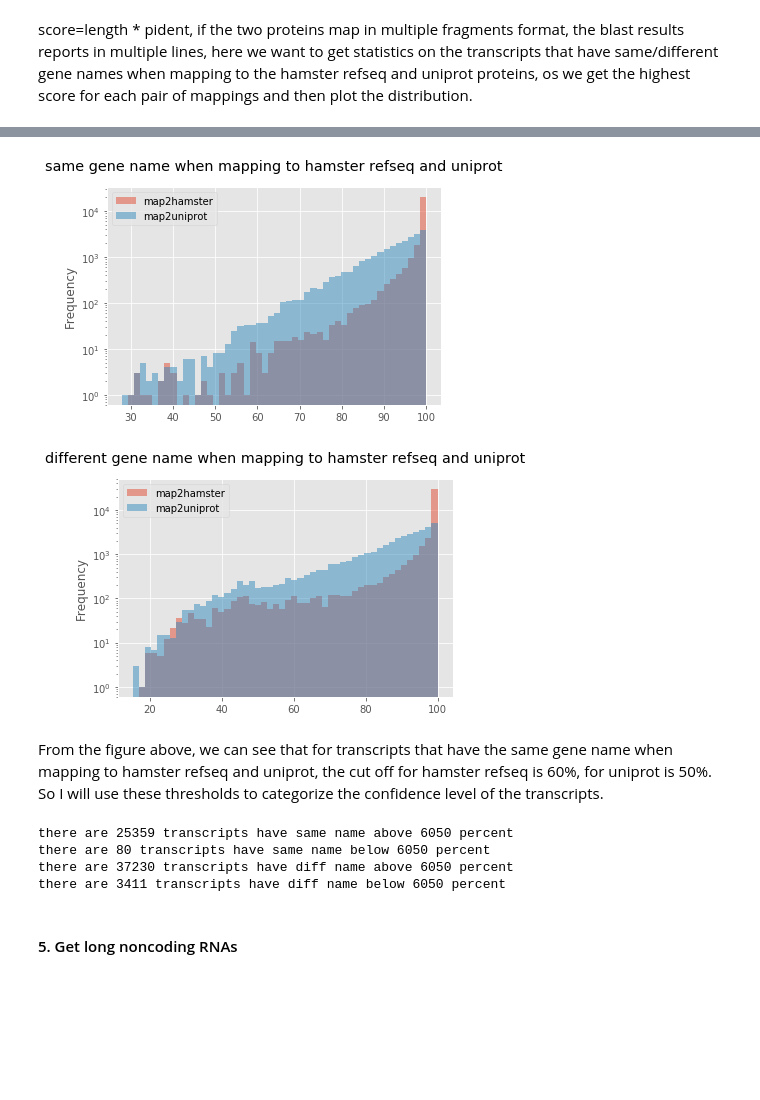
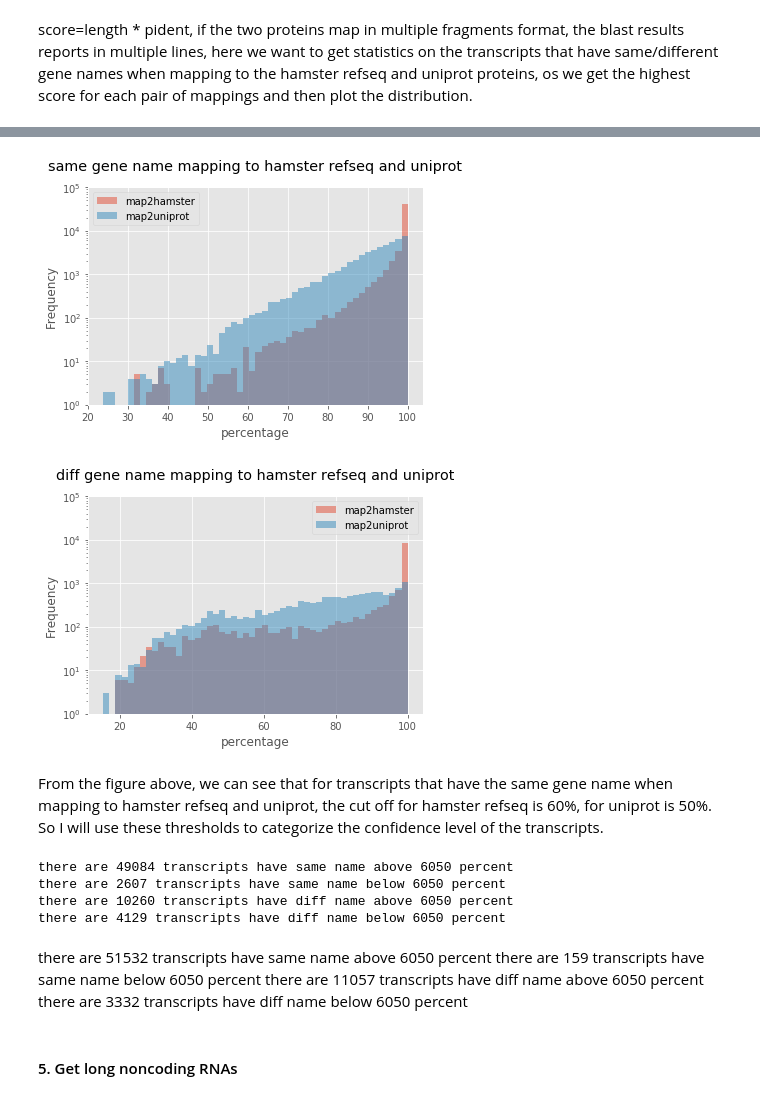
Before and after one commit to LewisLabUCSD/Proteogenomics, a Jupyter notebook: Annotation_stringtie.ipynb, the cells around one changed output, grey strips where cells are left out. Saved outputs shown, nothing was run; the diff lists cells and outputs as text; code cells hidden in the pictures; blank space fills up the shorter version.

```diff
--- a/Annotation_stringtie.ipynb
+++ b/Annotation_stringtie.ipynb
@@ -317,21 +390,32 @@ For unfilter data,
 915 proteins map perfectly to uniprot proteins
 # %% [markdown]
 score=length * pident, if the two proteins map in multiple fragments format, the blast results reports in multiple lines, here we want to get statistics on the transcripts that have same/different gene names when mapping to the hamster refseq and uniprot proteins, os we get the highest score for each pair of mappings and then plot the distribution.
+# %%
+# score (effective length) =length*pident
+sub1 = trans2hamster_df[['qacc','sacc','gnm','pident','length','qlen','slen']]
+sub1 = sub1.reset_index(drop=True)
+sub2 = trans2uniprot_df[['qacc','gnm','pident','length','qlen','slen']]
+sub2 = sub2.reset_index(drop=True)
 # %%
-# score=length*pident, if one
-sub1 = trans2hamster_df[['qacc','sacc','gnm','pident','length']]
-sub2 = trans2uniprot_df[['qacc','gnm','pident','length']]
-sub1.loc[:,'score'] = sub1['pident']*sub1['length']
-sub2.loc[:,'score'] = sub2['pident']*sub2['length']
+sub1.loc[:,'score'] = sub1['pident']*sub1['length']/100
+sub2.loc[:,'score'] = sub2['pident']*sub2['length']/100
+sub1.loc[:,'qper'] = sub1['length']/sub1['qlen']
+sub1.loc[:,'sper'] = sub1['length']/sub1['slen']
+sub2.loc[:,'qper'] = sub2['length']/sub2['qlen']
+sub2.loc[:,'sper'] = sub2['length']/sub2['slen']
 # get the item with maximum score
 idx = sub1.groupby('qacc')['score'].transform(max)==sub1['score']
 sub1 = sub1[idx]
+sub1 = sub1.reset_index(drop=True)
 sub1 = sub1.groupby('qacc').first()
 idx = sub2.groupby('qacc')['score'].transform(max)==sub2['score']
 sub2 = sub2[idx]
+sub2 = sub2.reset_index(drop=True)
 sub2 = sub2.groupby('qacc').first()
 # merge the two by index, which is qacc
 ham_uni_id = pd.merge(sub1,sub2,how='outer',left_index=True,right_index=True)
-ham_uni_id.columns = ['sacc', 'gnm_x', 'map2hamster', 'length_x', 'score_x',
-                      'gnm_y', 'map2uniprot', 'length_y', 'score_y']
+ham_uni_id.columns = ['sacc', 'gnm_x', 'map2hamster', 'length_x','qlen_x',
+                      'slen_x','score_x','qper_x','sper_x',
+                      'gnm_y', 'map2uniprot', 'length_y','qlen_y','slen_y',
+                      'score_y','qper_y','sper_y']
 pr_assms = [a.split('.')[0] for a in ham_uni_id.index.unique()]
@@ -357,36 +443,48 @@ there are 40641 transcripts have different mapping gene names to hamster refseq
 # %%
-ax = same_name_df[['map2hamster','map2uniprot']].plot(kind='hist',bins=50,alpha=0.5)
-_ = ax.set_title('same gene name when mapping '
+ax = same_name_df[['map2hamster','map2uniprot']].plot(kind='hist',bins=50,alpha=0.5,figsize=(6,4))
+_ = ax.set_title('same gene name mapping '
                 'to hamster refseq and uniprot')
 _ = ax.set_yscale('log')
+_ = ax.set_xlabel('percentage')
+_ = ax.set_ylim([1,100000])
 ttl = ax.title
 ttl.set_position([.5, 1.05])
-
-ax = diff_name_df[['map2hamster','map2uniprot']].plot(kind='hist',bins=50,alpha=0.5)
-_ = ax.set_title('different gene name '
-                 'when mapping to hamster refseq and uniprot')
+plt.savefig('/data/shangzhong/fig1.jpg',dpi=600)
+ax = diff_name_df[['map2hamster','map2uniprot']].plot(kind='hist',bins=50,alpha=0.5,figsize=(6,4))
+_ = ax.set_title('diff gene name '
+                 'mapping to hamster refseq and uniprot')
 _ = ax.set_yscale('log')
+_ = ax.set_xlabel('percentage')
+_ = ax.set_ylim([1,100000])
 ttl = ax.title
 ttl.set_position([.5, 1.05])
+plt.savefig('/data/shangzhong/fig2.jpg',dpi=600)
 # %% [output]
-[figure, old version]
+[figure, new version]
-[figure, old version]
+[figure, new version]
 # %% [markdown]
 From the figure above, we can see that for transcripts that have the same gene name when mapping to hamster refseq and uniprot, the cut off for hamster refseq is 60%, for uniprot is 50%. So I will use these thresholds to categorize the confidence level of the transcripts.
 # %%
-same_name_abv_6050 = same_name_df.query('map2hamster>=60 and map2uniprot>=50').index.unique().tolist()
+same_name_abv_6050 = same_name_df.query('(map2hamster>=60 and map2uniprot>=50) and '
+                        '(qper_x>=0.8 or sper_x>=0.8)').index.unique().tolist()
 same_name_blw_6050 = list(set(same_name_df.index.unique())-set(same_name_abv_6050))
-diff_name_abv_6050 = diff_name_df.query('map2hamster>=60 and map2uniprot>=50').index.unique()
+diff_name_abv_6050 = diff_name_df.query('(map2hamster>=60 and map2uniprot>=50) and '
+                                       '(qper_x>=0.8 or sper_x>=0.8)').index.unique()
 diff_name_blw_6050 = list(set(diff_name_df.index.unique())-set(diff_name_abv_6050))
 print 'there are',len(same_name_abv_6050),'transcripts have same name above 6050 percent'
 print 'there are',len(same_name_blw_6050),'transcripts have same name below 6050 percent'
 print 'there are',len(diff_name_abv_6050),'transcripts have diff name above 6050 percent'
 print 'there are',len(diff_name_blw_6050),'transcripts have diff name below 6050 percent'
 # %% [output]
-there are 25359 transcripts have same name above 6050 percent
-there are 80 transcripts have same name below 6050 percent
-there are 37230 transcripts have diff name above 6050 percent
-there are 3411 transcripts have diff name below 6050 percent
+there are 49084 transcripts have same name above 6050 percent
+there are 2607 transcripts have same name below 6050 percent
+there are 10260 transcripts have diff name above 6050 percent
+there are 4129 transcripts have diff name below 6050 percent
+# %% [markdown]
+there are 51532 transcripts have same name above 6050 percent
+there are 159 transcripts have same name below 6050 percent
+there are 11057 transcripts have diff name above 6050 percent
+there are 3332 transcripts have diff name below 6050 percent
 # %% [markdown]
 #### 5. Get long noncoding RNAs
 # %%
```
Also changed, not shown: parts of 37 cells of this notebook, 23 other files.
